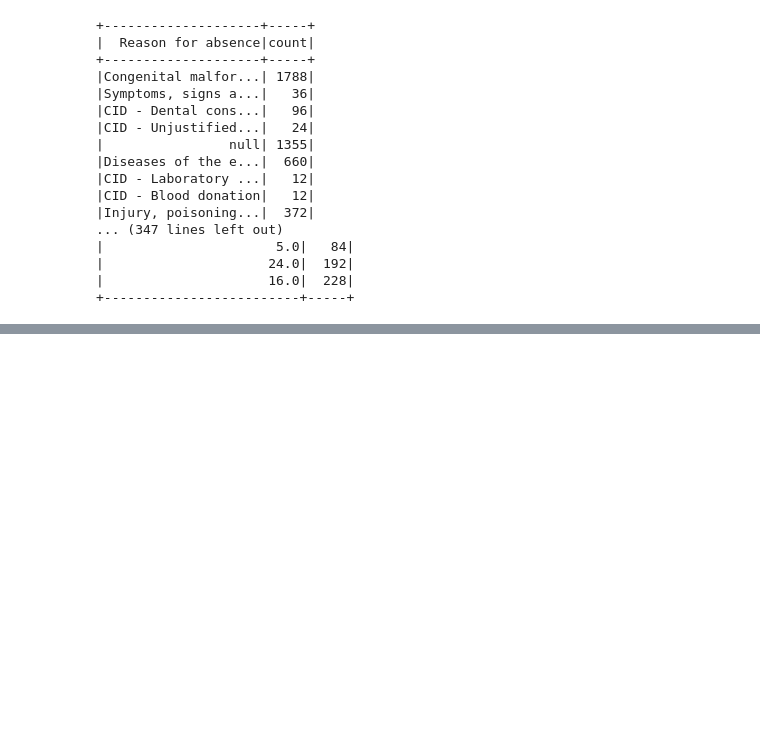
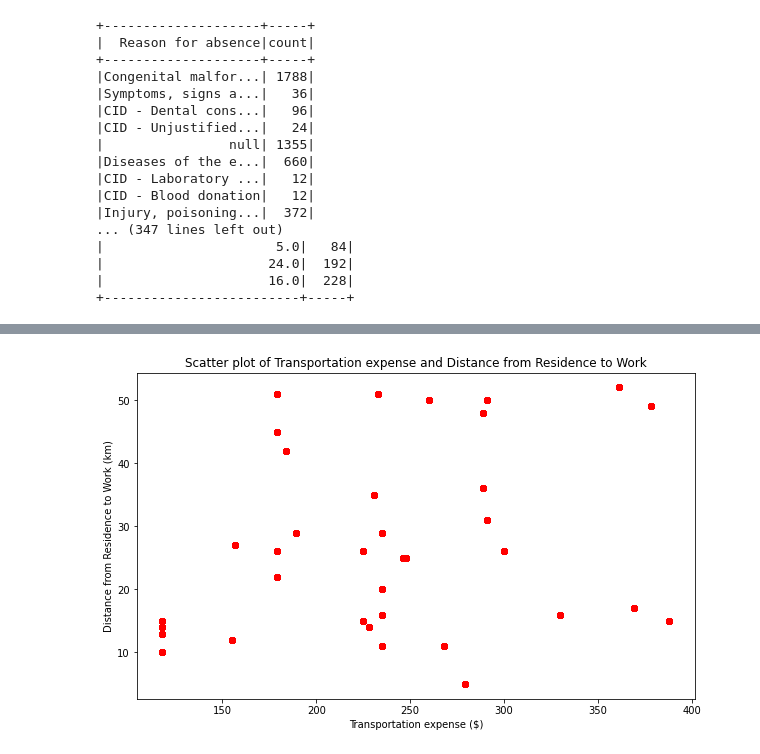
Before and after one commit to GuilhermeVCCdaSilva/ProjetoBD, a Jupyter notebook: ProjetoBigData_GuilhermeSilvaMarineFournieGonçaloAlves.ipynb, the cells around one changed output, grey strips where cells are left out. Saved outputs shown, nothing was run; the diff lists cells and outputs as text; code cells hidden in the pictures; blank space fills up the shorter version.

```diff
--- a/ProjetoBigData_GuilhermeSilvaMarineFournieGonçaloAlves.ipynb
+++ b/ProjetoBigData_GuilhermeSilvaMarineFournieGonçaloAlves.ipynb
@@ -460,0 +424,16 @@ for col in df.columns:
+# %%
+import matplotlib.pyplot as plt
+
+# Extract the columns "Transportation expense" and "Distance from Residence to Work"
+x = df.select("Transportation expense").toPandas()
+y = df.select("Distance from Residence to Work").toPandas()
+
+# Plot the scatter plot
+plt.figure(figsize=(10, 6))
+plt.scatter(x, y, color='red')
+plt.xlabel("Transportation expense ($)")
+plt.ylabel("Distance from Residence to Work (km)")
+plt.title("Scatter plot of Transportation expense and Distance from Residence to Work")
+plt.show()
+# %% [output]
+[figure, added]
```
Also changed, not shown: parts of 4 cells of this notebook.
